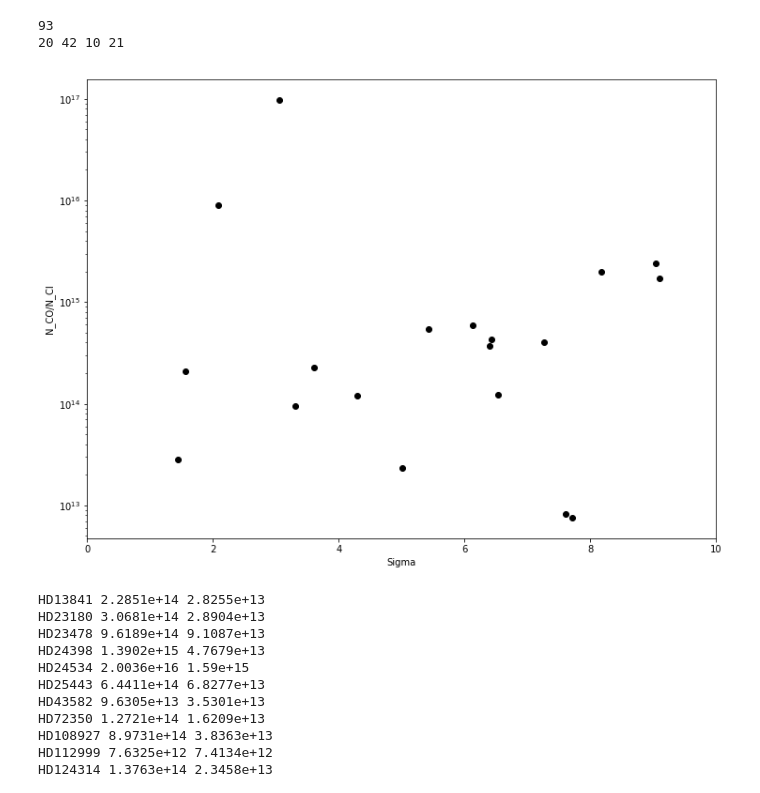
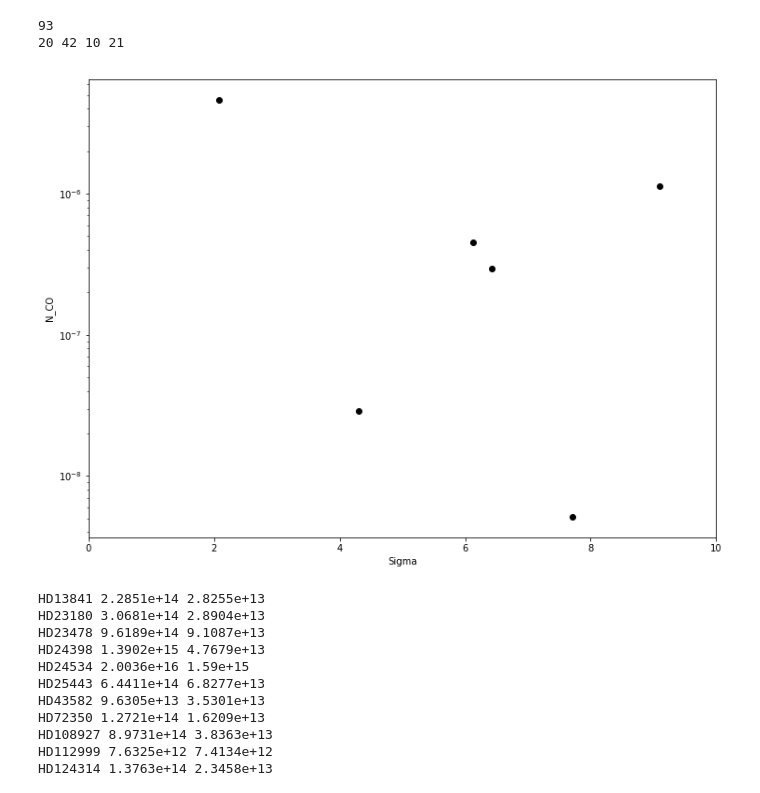
Before and after one commit to codydirks/PGCC_HST, a Jupyter notebook: Behind_Sightline_Analysis.ipynb, the cells around one changed output. Drawn from its saved outputs; the diff is of its cells as text; code cells hidden in the pictures.

Commit message:
Added lines for various plots

```diff
--- a/Behind_Sightline_Analysis.ipynb
+++ b/Behind_Sightline_Analysis.ipynb
@@ -418,8 +418,16 @@ fig=plt.figure(figsize=(12,9))
 subplt1=plt.subplot(111)
 subplt1.set_xlim(0,10)
 subplt1.set_xlabel('Sigma')
-subplt1.set_ylabel('N_CO/N_Cl')
+subplt1.set_ylabel('N_CO')
 subplt1.set_yscale('log')
+
+dat=[('HD23180',20.61,13.75,17.76),
+     ('HD23478',20.57,14.85,17.71),
+     ('HD24398',20.67,14.42,17.77),
+    ('HD112999',20.11,13.53,17.76),
+    ('HD124314',20.52,14.20,18.21),
+    ('HD147683',20.74,14.47,17.88)
+     ]
 
 for sample in [primary_sample]:#, secondary_sample,in_front_sample,ambiguous_sample):
     for sl in sample:
@@ -444,39 +452,43 @@ for sample in [primary_sample]:#, secondary_sample,in_front_sample,ambiguous_sam
             vel_comps=list(set([float(x.split()[4]) for x in co_dat[2:] if x.startswith('CO_')]))
             co_comps=[]
             for line in co_dat:
                 if line.startswith('CO_'):
                     l=LineInfo(line,co_dat[co_dat.index(line)+1])
                     co_comps.append(l)
         mx_n=0.
         for vel in vel_comps:
             if np.log10(sum([x.n for x in co_comps if x.v == vel]))>mx_n:
                 strongest_vel_comp=vel
                 mx_n=np.log10(sum([x.n for x in co_comps if x.v == vel]))
 
         strongest_co_comp=[x for x in co_comps if x.v==strongest_vel_comp]
         cl_comps=[]
         cl_comp=None
         closest=100000
         with open(x1d_dir+sl[0]+'/E140H/'+cl_res[0]) as cl_fl:
             cl_dat=[x.strip() for x in cl_fl.read().split('\n')]
             for line in cl_dat:
                 if line.startswith('Cl_I'):
                     a=LineInfo(line,cl_dat[cl_dat.index(line)+1])
                     cl_comps.append(a)
                     if abs(a.v-strongest_vel_comp)<closest:
                         closest=abs(a.v-strongest_vel_comp)
                         cl_comp=a
 
 
-        #print strongest_co_comp[0].v
-        #print cl_comp.v
-        #print strongest_co_comp[0].v-cl_comp.v
-        #print
+        for d in dat:
+            if sl[0] == d[0]:
+                h=10**(d[3])*(10**6)/390.
+                subplt1.plot(r_dist,sum([x.n for x in strongest_co_comp])/h,'ko')
+
+        #log_nh2=(np.log10(cl_comp.n)+3.7)/0.87
         #sum_err=(co_n/cl_comp.n)*np.sqrt((co_err/co_n)**2+(cl_comp.n_err/cl_comp.n)**2)
         #subplt1.errorbar(r_dist,co_n,yerr=co_err,marker='o',color='k')
-        subplt1.plot(r_dist,sum([x.n for x in strongest_co_comp]),'ko')
+        #subplt1.plot(r_dist,sum([x.n for x in strongest_co_comp]),'ko') # N_CO plot
+        #subplt1.plot(r_dist,cl_comp.n,'ko') # Cl plot
+        #subplt1.plot(r_dist,sum([x.n for x in strongest_co_comp])/10**(log_nh2),'ko') # CO/H2 plot
 # %% [output]
-[figure, old version]
+[figure, new version]
 # %%
 fig=plt.figure(figsize=(12,9))
 subplt1=plt.subplot(111)
```
